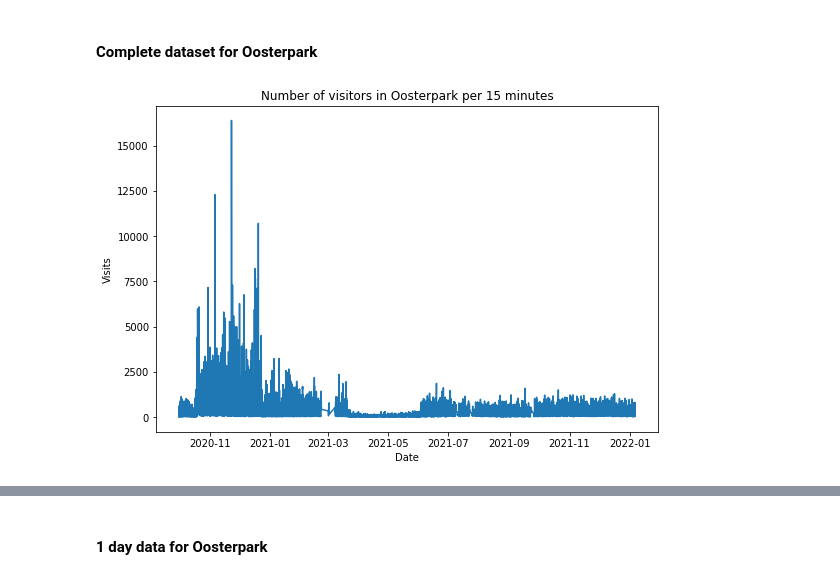
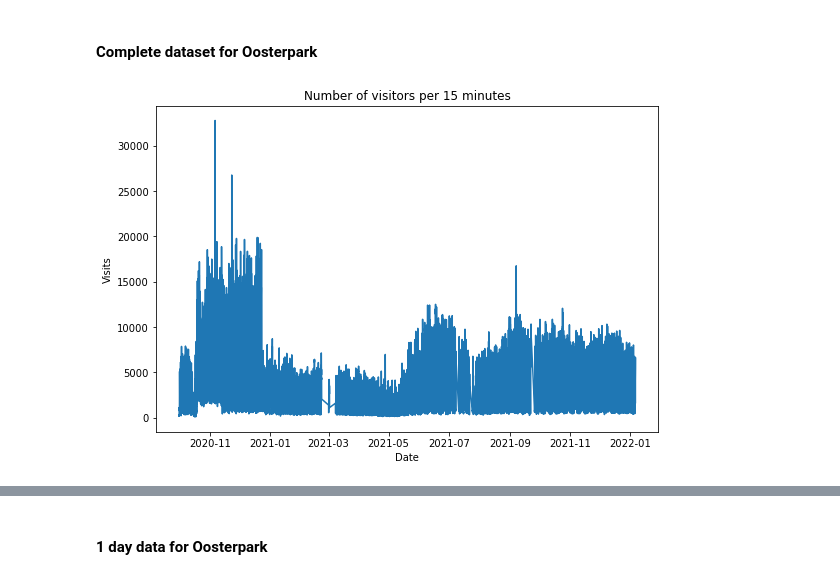
Before and after one commit to lotteph/DSP, a Jupyter notebook: EDA Resono data.ipynb, the cells around one changed output, grey strips where cells are left out. Saved outputs shown, nothing was run; the diff lists cells and outputs as text; code cells hidden in the pictures.

```diff
--- a/EDA Resono data.ipynb
+++ b/EDA Resono data.ipynb
@@ -32,9 +29,10 @@ df_Resono = preprocessResono("resono_2020_2022.csv")
 ## General idea of the data
 # %% [markdown]
 #### Complete dataset for Oosterpark
-# %%
-f, axes = plt.subplots(1, 1, figsize=(9,6))
-ax = sns.lineplot(data=df_Resono[df_Resono.Location == 'Sarphatipark'], x='End', y='Visits');
-ax.set(title = "Number of visitors in Oosterpark per 15 minutes", xlabel = 'Date');
-# %% [output]
-[figure, removed]
+# %%
+df_Resono_summed = df_Resono.groupby('End').sum()
+f, axes = plt.subplots(1, 1, figsize=(9,6))
+ax = sns.lineplot(data=df_Resono_summed, x='End', y='Visits');
+ax.set(title = "Number of visitors per 15 minutes", xlabel = 'Date');
+# %% [output]
+[figure, added]
```
Also changed, not shown: parts of 11 cells of this notebook.
